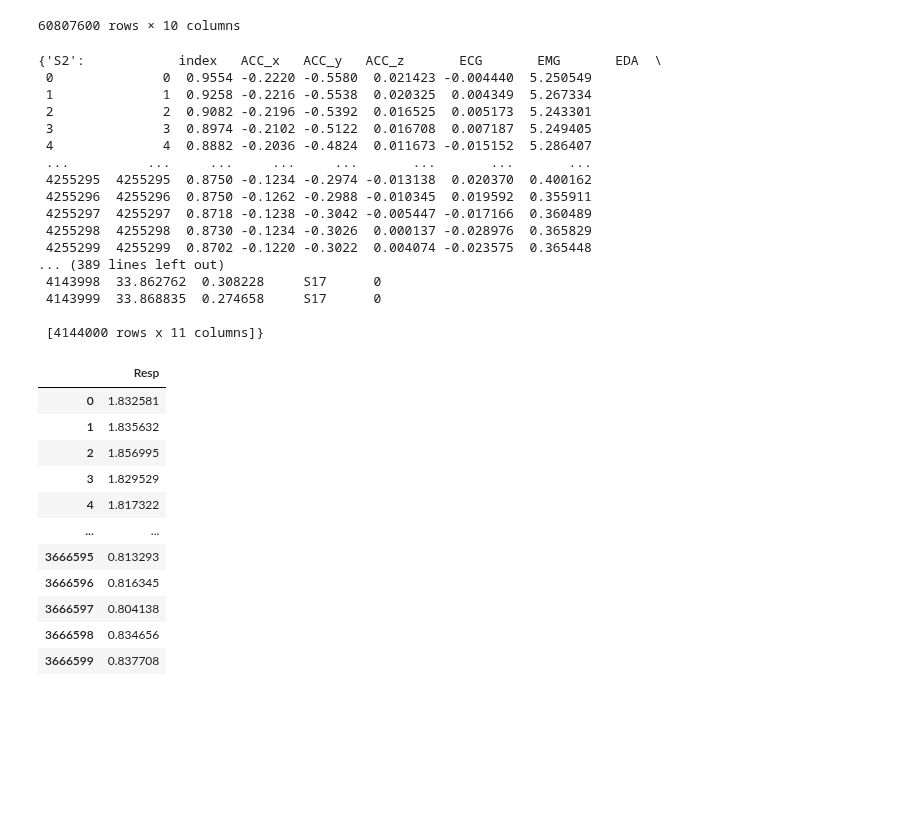
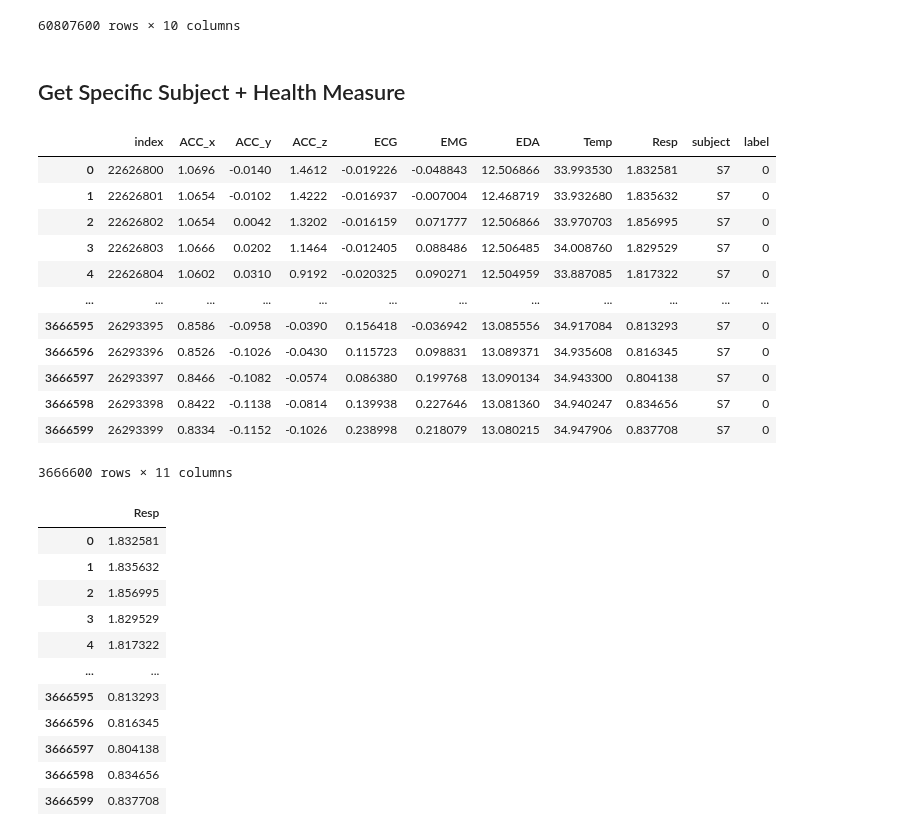
Before and after one commit to invisible-illness-project/lamina, a Jupyter notebook: notebook_experiments/ans_basics_via_wesad/respiration.ipynb, the cells around one changed output. Saved outputs shown, nothing was run; the diff lists cells and outputs as text; code cells hidden in the pictures; blank space fills up the shorter version.

```diff
--- a/notebook_experiments/ans_basics_via_wesad/respiration.ipynb
+++ b/notebook_experiments/ans_basics_via_wesad/respiration.ipynb
@@ -27,35 +38,40 @@ df
 | 60807598 | 0.9002 | -0.0408 | -0.1854 | 0.170334 | 0.005173 | 7.269669 | 33.862762 | 0.308228 | S17 | 0 |
 | 60807599 | 0.8996 | -0.0414 | -0.1862 | 0.175232 | 0.022751 | 7.268143 | 33.868835 | 0.274658 | S17 | 0 |
 60807600 rows × 10 columns
+# %% [markdown]
+## Get Specific Subject + Health Measure
 # %%
-def get_per_subject(df):
-    per_subject = {}
-    entries = df['subject'].unique()
-    for entry in entries:
-        filt_subject = (df['subject'] == entry)
-        subject_df = df[filt_subject]
-        subject_df.reset_index(inplace=True)
-        per_subject[entry] = subject_df
-    return per_subject
+## Option 1: Get s_id from .get_per_subject_dict()
+s_id = 'S7'
 
-per_subject_dfs = get_per_subject(df)
-per_subject_dfs
+per_subject_dfs, s_df = DataProcessing.get_data_per_subject(df, s_id)
+
+
+### Option 2: Get s_id from per_subject_dfs
+# s_df = per_subject_dfs[s_id]
+
+### Option 3: Get s_id from per_subject_dfs
+# s_id = 'None'
+
+# per_subject_dfs = DataProcessing.get_per_subject_dict(df, s_id)
+# print(per_subject_dfs)
+
+# s3_id = 'S3'
+# s3_df = DataProcessing.get_specific_subject_df(per_subject_dfs, s3_id)
-# %% [output]
-{'S2':            index   ACC_x   ACC_y   ACC_z       ECG       EMG       EDA  \
- 0              0  0.9554 -0.2220 -0.5580  0.021423 -0.004440  5.250549
- 1              1  0.9258 -0.2216 -0.5538  0.020325  0.004349  5.267334
- 2              2  0.9082 -0.2196 -0.5392  0.016525  0.005173  5.243301
- 3              3  0.8974 -0.2102 -0.5122  0.016708  0.007187  5.249405
- 4              4  0.8882 -0.2036 -0.4824  0.011673 -0.015152  5.286407
- ...          ...     ...     ...     ...       ...       ...       ...
- 4255295  4255295  0.8750 -0.1234 -0.2974 -0.013138  0.020370  0.400162
- 4255296  4255296  0.8750 -0.1262 -0.2988 -0.010345  0.019592  0.355911
- 4255297  4255297  0.8718 -0.1238 -0.3042 -0.005447 -0.017166  0.360489
- 4255298  4255298  0.8730 -0.1234 -0.3026  0.000137 -0.028976  0.365829
- 4255299  4255299  0.8702 -0.1220 -0.3022  0.004074 -0.023575  0.365448
-... (389 lines left out)
- 4143998  33.862762  0.308228     S17      0
- 4143999  33.868835  0.274658     S17      0
-
- [4144000 rows x 11 columns]}
+# %%
+s_df
+# %% [output]
+|  | index | ACC_x | ACC_y | ACC_z | ECG | EMG | EDA | Temp | Resp | subject | label |
+| 0 | 22626800 | 1.0696 | -0.0140 | 1.4612 | -0.019226 | -0.048843 | 12.506866 | 33.993530 | 1.832581 | S7 | 0 |
+| 1 | 22626801 | 1.0654 | -0.0102 | 1.4222 | -0.016937 | -0.007004 | 12.468719 | 33.932680 | 1.835632 | S7 | 0 |
+| 2 | 22626802 | 1.0654 | 0.0042 | 1.3202 | -0.016159 | 0.071777 | 12.506866 | 33.970703 | 1.856995 | S7 | 0 |
+| 3 | 22626803 | 1.0666 | 0.0202 | 1.1464 | -0.012405 | 0.088486 | 12.506485 | 34.008760 | 1.829529 | S7 | 0 |
+| 4 | 22626804 | 1.0602 | 0.0310 | 0.9192 | -0.020325 | 0.090271 | 12.504959 | 33.887085 | 1.817322 | S7 | 0 |
+| ... | ... | ... | ... | ... | ... | ... | ... | ... | ... | ... | ... |
+| 3666595 | 26293395 | 0.8586 | -0.0958 | -0.0390 | 0.156418 | -0.036942 | 13.085556 | 34.917084 | 0.813293 | S7 | 0 |
+| 3666596 | 26293396 | 0.8526 | -0.1026 | -0.0430 | 0.115723 | 0.098831 | 13.089371 | 34.935608 | 0.816345 | S7 | 0 |
+| 3666597 | 26293397 | 0.8466 | -0.1082 | -0.0574 | 0.086380 | 0.199768 | 13.090134 | 34.943300 | 0.804138 | S7 | 0 |
+| 3666598 | 26293398 | 0.8422 | -0.1138 | -0.0814 | 0.139938 | 0.227646 | 13.081360 | 34.940247 | 0.834656 | S7 | 0 |
+| 3666599 | 26293399 | 0.8334 | -0.1152 | -0.1026 | 0.238998 | 0.218079 | 13.080215 | 34.947906 | 0.837708 | S7 | 0 |
+3666600 rows × 11 columns
 # %%
```
Also changed, not shown: parts of 11 cells of this notebook, 1 other file.
